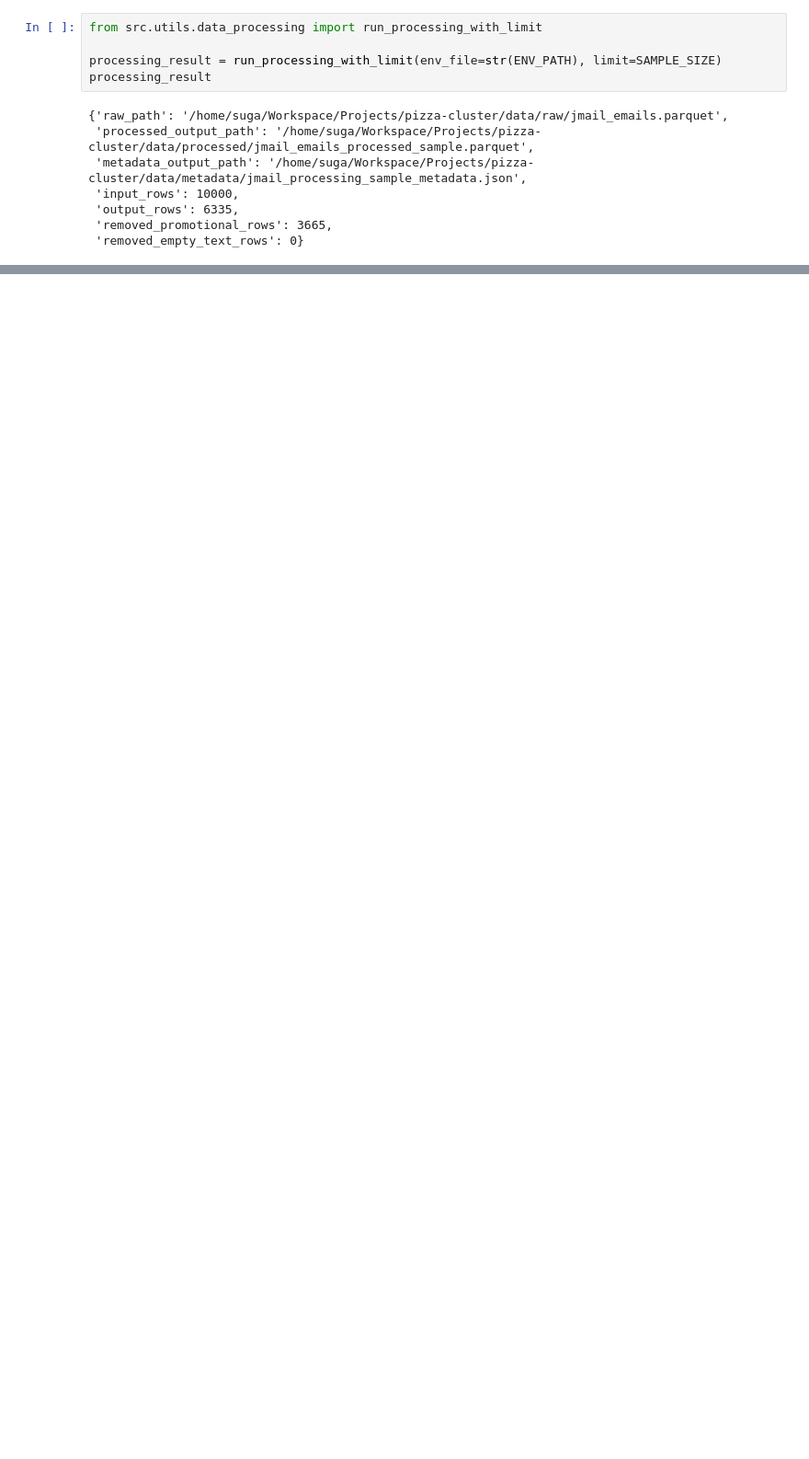
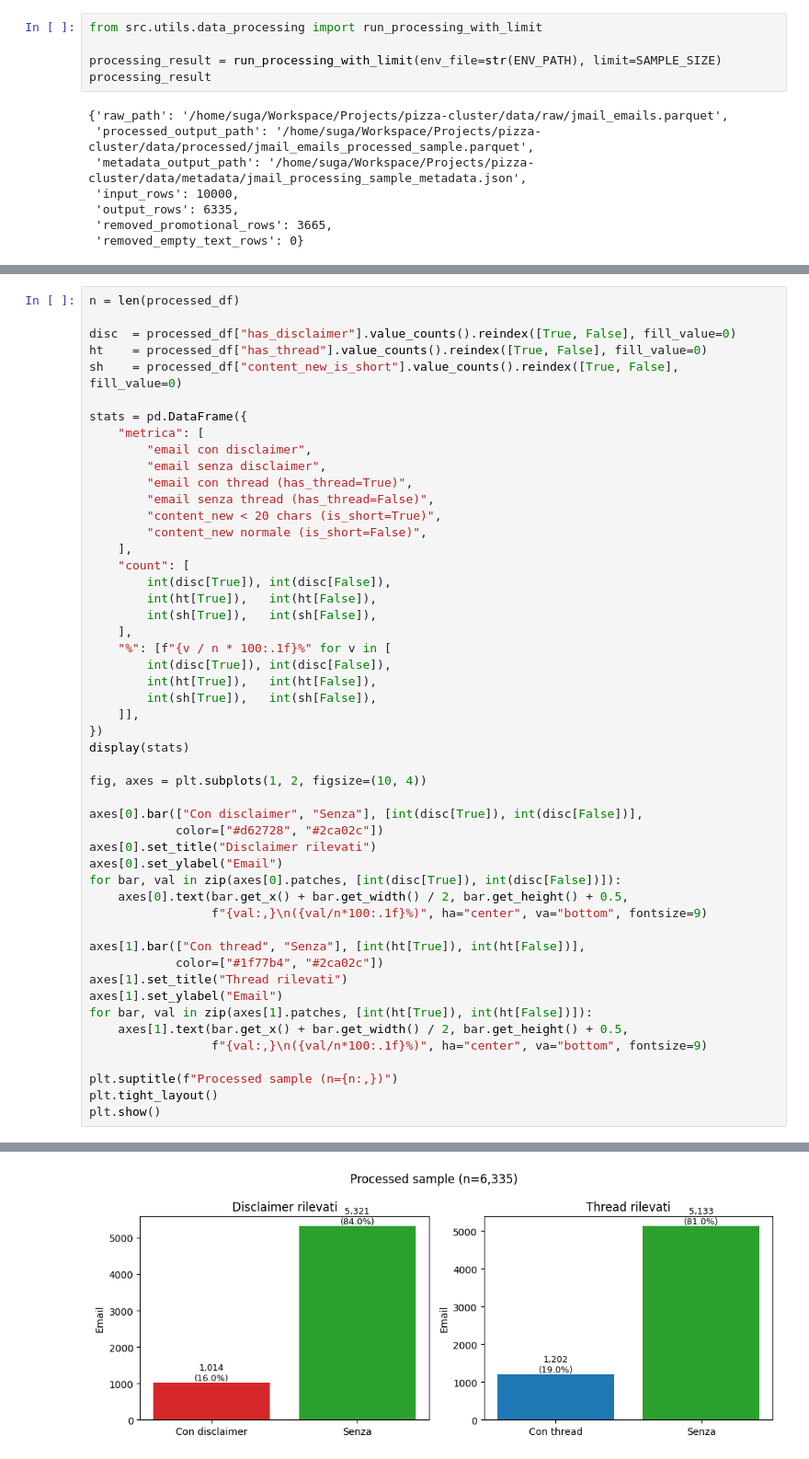
Before and after one commit to jose-sgariglia/pizza-cluster, a Jupyter notebook: src/notebooks/pipeline_processing.ipynb, the cells around one changed output, grey strips where cells are left out. Shown at 92% size. Drawn from its saved outputs; the diff is of its cells as text; blank space fills up the shorter version.

```diff
--- a/src/notebooks/pipeline_processing.ipynb
+++ b/src/notebooks/pipeline_processing.ipynb
@@ -322,0 +195,51 @@ if not _missing:
+# %%
+n = len(processed_df)
+
+disc  = processed_df["has_disclaimer"].value_counts().reindex([True, False], fill_value=0)
+ht    = processed_df["has_thread"].value_counts().reindex([True, False], fill_value=0)
+sh    = processed_df["content_new_is_short"].value_counts().reindex([True, False], fill_value=0)
+
+stats = pd.DataFrame({
+    "metrica": [
+        "email con disclaimer",
+        "email senza disclaimer",
+        "email con thread (has_thread=True)",
+        "email senza thread (has_thread=False)",
+        "content_new < 20 chars (is_short=True)",
+        "content_new normale (is_short=False)",
+    ],
+    "count": [
+        int(disc[True]), int(disc[False]),
+        int(ht[True]),   int(ht[False]),
+        int(sh[True]),   int(sh[False]),
+    ],
+    "%": [f"{v / n * 100:.1f}%" for v in [
+        int(disc[True]), int(disc[False]),
+        int(ht[True]),   int(ht[False]),
+        int(sh[True]),   int(sh[False]),
+    ]],
+})
+display(stats)
+
+fig, axes = plt.subplots(1, 2, figsize=(10, 4))
+
+axes[0].bar(["Con disclaimer", "Senza"], [int(disc[True]), int(disc[False])],
+            color=["#d62728", "#2ca02c"])
+axes[0].set_title("Disclaimer rilevati")
+axes[0].set_ylabel("Email")
+for bar, val in zip(axes[0].patches, [int(disc[True]), int(disc[False])]):
+    axes[0].text(bar.get_x() + bar.get_width() / 2, bar.get_height() + 0.5,
+                 f"{val:,}\n({val/n*100:.1f}%)", ha="center", va="bottom", fontsize=9)
+
+axes[1].bar(["Con thread", "Senza"], [int(ht[True]), int(ht[False])],
+            color=["#1f77b4", "#2ca02c"])
+axes[1].set_title("Thread rilevati")
+axes[1].set_ylabel("Email")
+for bar, val in zip(axes[1].patches, [int(ht[True]), int(ht[False])]):
+    axes[1].text(bar.get_x() + bar.get_width() / 2, bar.get_height() + 0.5,
+                 f"{val:,}\n({val/n*100:.1f}%)", ha="center", va="bottom", fontsize=9)
+
+plt.suptitle(f"Processed sample (n={n:,})")
+plt.tight_layout()
+plt.show()
+# %% [output]
@@ -322,0 +253 @@ if not _missing:
+[figure, added]
```
Also changed, not shown: parts of 39 cells of this notebook, 5 other files.
